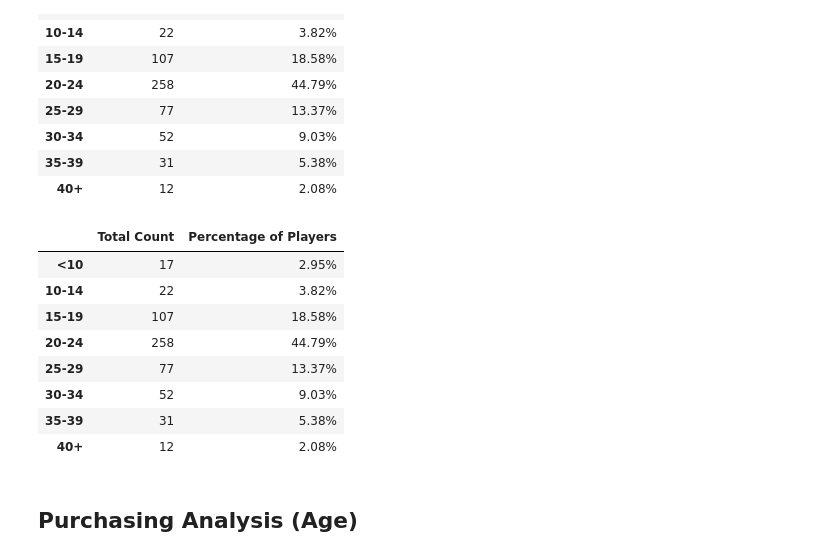
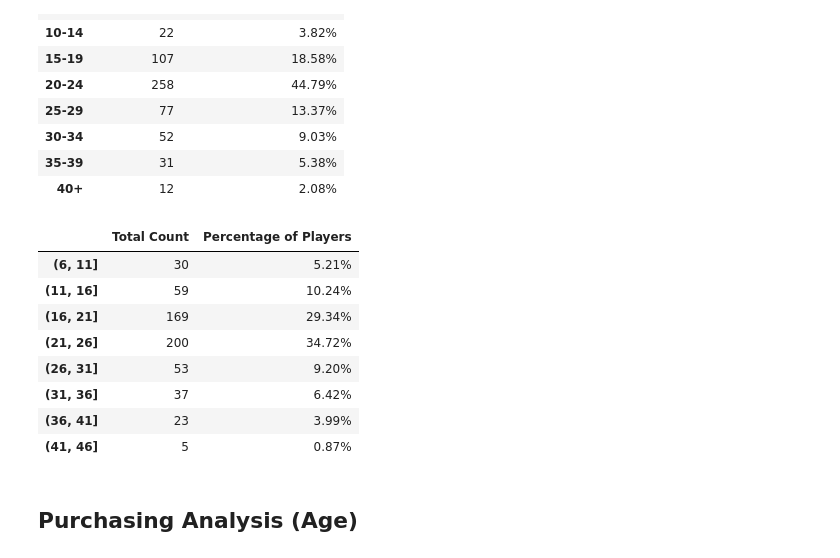
Before and after one commit to Karla-Flores/Pandas, a Jupyter notebook: HeroesOfPymoli_starter.ipynb, the cells around one changed output. Drawn from its saved outputs; the diff is of its cells as text; code cells hidden in the pictures.

```diff
--- a/HeroesOfPymoli_starter.ipynb
+++ b/HeroesOfPymoli_starter.ipynb
@@ -228,46 +228,44 @@ p_analysis
 a_bins = [0,9.99,14,19,24,29,34,39,100]
 
 # purchase_data.hist(column='Age',bins=100)
 
 #Group of labels
 a_label = ['<10','10-14','15-19','20-24','25-29','30-34','35-39','40+']
-# l = ['1-10', '10 - 20', '20-30'........... '9990-10000']
 
 
-purchase_data['Age Group']=pd.cut(purchase_data['Age'],a_bins,labels=a_label)
-# # purchase_data['Age Group']=pd.cut(purchase_data['Age'],bins=10)
-# interval_range = pd.interval_range(start=0, freq=10, end=100)
+# purchase_data['Age Group']=pd.cut(purchase_data['Age'],a_bins,labels=a_label)
+# purchase_data['Age Group']=pd.cut(purchase_data['Age'],bins=10)
+# interval_range = pd.interval_range(start=6, freq=5, end=50)
 # purchase_data['Age Group'] = pd.cut(purchase_data['Age'], bins=interval_range)
-
 # purchase_data['Age Group']=pd.qcut(purchase_data['Age'],q=10,precision = 100)
 
 #Creating bin by age group
 a_group = purchase_data.groupby('Age Group')
 
 #Total count by age
 a_count = a_group['SN'].nunique()
 
 #Percentage of players by age
 p_age = (a_count/sn)*100
 
 #Defining Age Demographics by age
 a_demographics = pd.DataFrame({'Total Count':a_count,'Percentage of Players':p_age})
 
 #Not including index
 a_demographics.index.name = None
 
 #Formating
 a_demographics.style.format({'Percentage of Players':'{:.2f}%'})
 # %% [output]
 |  | Total Count | Percentage of Players |
-| <10 | 17 | 2.95% |
-| 10-14 | 22 | 3.82% |
-| 15-19 | 107 | 18.58% |
-| 20-24 | 258 | 44.79% |
-| 25-29 | 77 | 13.37% |
-| 30-34 | 52 | 9.03% |
-| 35-39 | 31 | 5.38% |
-| 40+ | 12 | 2.08% |
+| (6, 11] | 30 | 5.21% |
+| (11, 16] | 59 | 10.24% |
+| (16, 21] | 169 | 29.34% |
+| (21, 26] | 200 | 34.72% |
+| (26, 31] | 53 | 9.20% |
+| (31, 36] | 37 | 6.42% |
+| (36, 41] | 23 | 3.99% |
+| (41, 46] | 5 | 0.87% |
 # %% [markdown]
 ## Purchasing Analysis (Age)
 # %% [raw]
```
Also changed, not shown: parts of 2 cells of this notebook.
